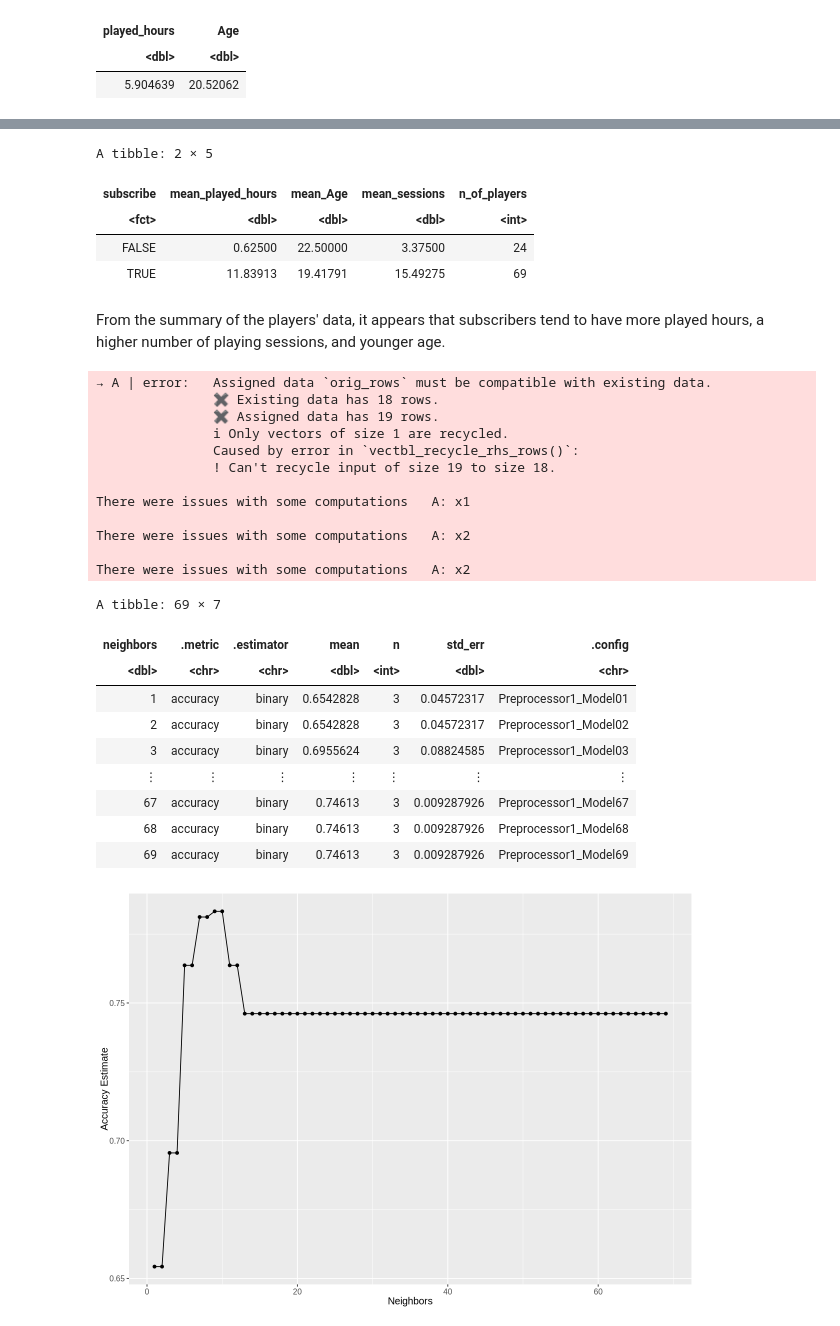
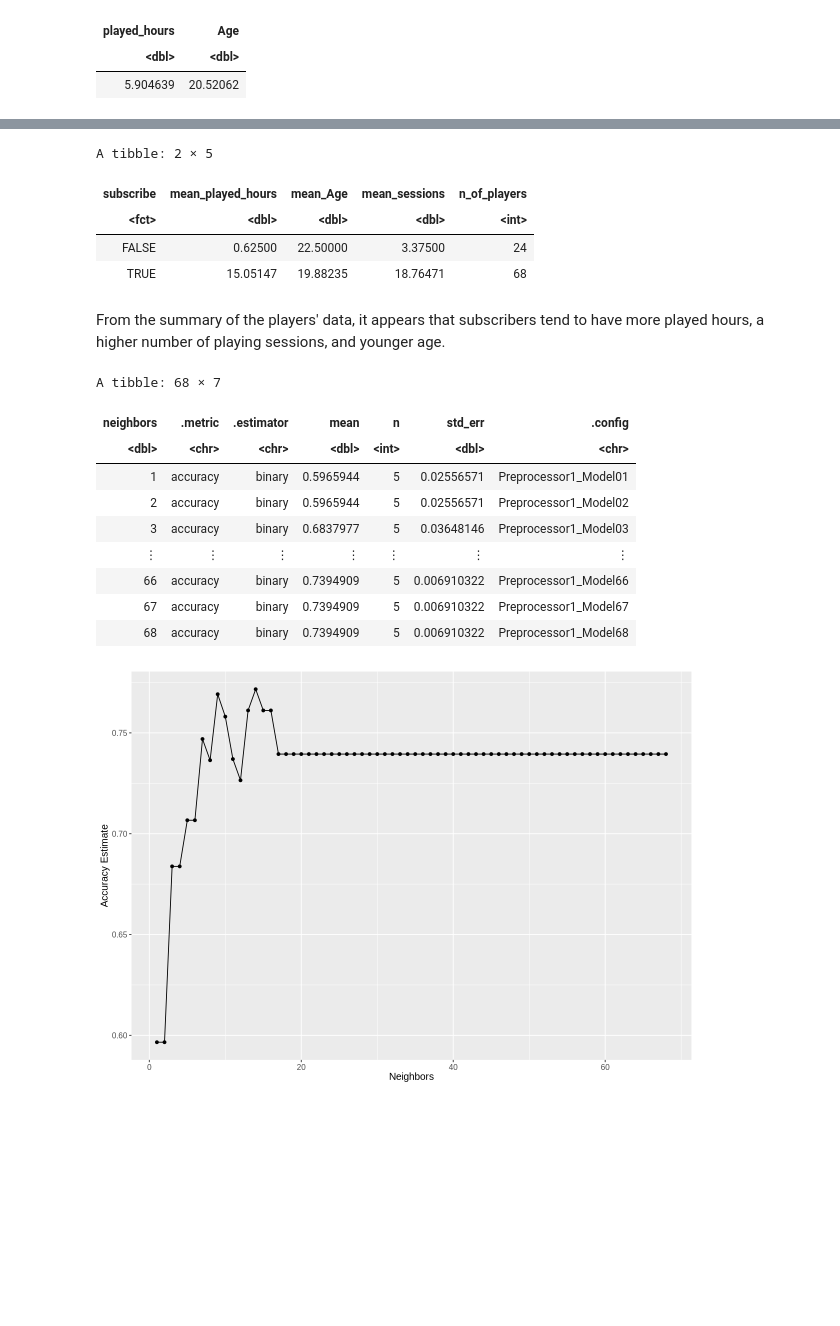
Before and after one commit to acay05/dsci-100-2025W2-006-group4, a Jupyter notebook: Final_Project_Group4.ipynb, the cells around one changed output, grey strips where cells are left out. Drawn from its saved outputs; the diff is of its cells as text; code cells hidden in the pictures; blank space fills up the shorter version.

Commit message:
error fixed

```diff
--- a/Final_Project_Group4.ipynb
+++ b/Final_Project_Group4.ipynb
@@ -61,6 +61,12 @@ A spec_tbl_df: 1535 × 5
 | fd6563a4e0f6f4273580e5fedbd8dda64... | 28/07/2024 15:36 | 28/07/2024 15:57 | 1.72218e+12 | 1.72218e+12 |
 | fd6563a4e0f6f4273580e5fedbd8dda64... | 25/07/2024 06:15 | 25/07/2024 06:22 | 1.72189e+12 | 1.72189e+12 |
 | 36d9cbb4c6bc0c1a6911436d2da0d09ec... | 20/05/2024 02:26 | 20/05/2024 02:45 | 1.71617e+12 | 1.71617e+12 |
+# %%
+players <- players |>
+    filter(!is.na(Age))
+sessions <- sessions |>
+    filter(!hashedEmail == "7d71c49cbbce8dcf0276b2bfecfa2d16f22cb31a4024556d6085884298f2ee8d") |>
+    filter(!hashedEmail == "d9473710057f7d42f36570f0be83817a4eea614029ff90cf50d8889cdd729d11")
 # %% [markdown]
 Below we find the mean values of the `Age` and `played_hours` variables from the `players.csv` dataset.
 # %%
@@ -138,11 +141,12 @@ A tibble: 2 × 5
 | subscribe | mean_played_hours | mean_Age | mean_sessions | n_of_players |
 | <fct> | <dbl> | <dbl> | <dbl> | <int> |
 | FALSE | 0.62500 | 22.50000 | 3.37500 | 24 |
-| TRUE | 11.83913 | 19.41791 | 15.49275 | 69 |
+| TRUE | 15.05147 | 19.88235 | 18.76471 | 68 |
 # %% [markdown]
 From the summary of the players' data, it appears that subscribers tend to have more played hours, a higher number of playing sessions, and younger age.
 # %%
 #Standardizing the data
+set.seed(1)
 players_recipe <- recipe(subscribe ~ ., data = players_train) |>
   step_scale(all_predictors()) |>
   step_center(all_predictors())
@@ -153,51 +157,39 @@ knn_tune <- nearest_neighbor(weight_func = "rectangular",
                              set_engine("kknn") |>
                              set_mode("classification")
 
 #Cross validation
 vfold<- vfold_cv(players_train, v = 5, strata = subscribe)
 
-k_vals <- tibble(neighbors = seq(from = 1, to = 69, by = 1))
+k_vals <- tibble(neighbors = seq(from = 1, to = 68, by = 1))
 
 #Workflow and filter for best accuracy
 knn_results <- workflow() |>
   add_recipe(players_recipe) |>
   add_model(knn_tune) |>
   tune_grid(resamples = vfold, grid = k_vals) |>
   collect_metrics()
 
 accuracies <- knn_results |>
   filter(.metric == "accuracy")
 
 accuracies
 
 #accuracy vs k plot
 accuracy_vs_k <- ggplot(accuracies, aes(x = neighbors, y = mean)) +
   geom_point() +
   geom_line() +
   labs(x = "Neighbors", y = "Accuracy Estimate") +
   theme(text = element_text(size = 12))
 accuracy_vs_k
 # %% [output]
-→ A | error:   Assigned data `orig_rows` must be compatible with existing data.
-               ✖ Existing data has 18 rows.
-               ✖ Assigned data has 19 rows.
-               ℹ Only vectors of size 1 are recycled.
-               Caused by error in `vectbl_recycle_rhs_rows()`:
-               ! Can't recycle input of size 19 to size 18.
-
-There were issues with some computations   A: x1
-
-There were issues with some computations   A: x2
-
-There were issues with some computations   A: x2
+A tibble: 68 × 7
-A tibble: 69 × 7
 | neighbors | .metric | .estimator | mean | n | std_err | .config |
 | <dbl> | <chr> | <chr> | <dbl> | <int> | <dbl> | <chr> |
-| 1 | accuracy | binary | 0.6542828 | 3 | 0.04572317 | Preprocessor1_Model01 |
-| 2 | accuracy | binary | 0.6542828 | 3 | 0.04572317 | Preprocessor1_Model02 |
-| 3 | accuracy | binary | 0.6955624 | 3 | 0.08824585 | Preprocessor1_Model03 |
+| 1 | accuracy | binary | 0.5965944 | 5 | 0.02556571 | Preprocessor1_Model01 |
+| 2 | accuracy | binary | 0.5965944 | 5 | 0.02556571 | Preprocessor1_Model02 |
+| 3 | accuracy | binary | 0.6837977 | 5 | 0.03648146 | Preprocessor1_Model03 |
 | ⋮ | ⋮ | ⋮ | ⋮ | ⋮ | ⋮ | ⋮ |
-| 67 | accuracy | binary | 0.74613 | 3 | 0.009287926 | Preprocessor1_Model67 |
-| 68 | accuracy | binary | 0.74613 | 3 | 0.009287926 | Preprocessor1_Model68 |
-| 69 | accuracy | binary | 0.74613 | 3 | 0.009287926 | Preprocessor1_Model69 |
+| 66 | accuracy | binary | 0.7394909 | 5 | 0.006910322 | Preprocessor1_Model66 |
+| 67 | accuracy | binary | 0.7394909 | 5 | 0.006910322 | Preprocessor1_Model67 |
+| 68 | accuracy | binary | 0.7394909 | 5 | 0.006910322 | Preprocessor1_Model68 |
-[figure, old version]
+[figure, new version]
```
Also changed, not shown: parts of 6 cells of this notebook.
